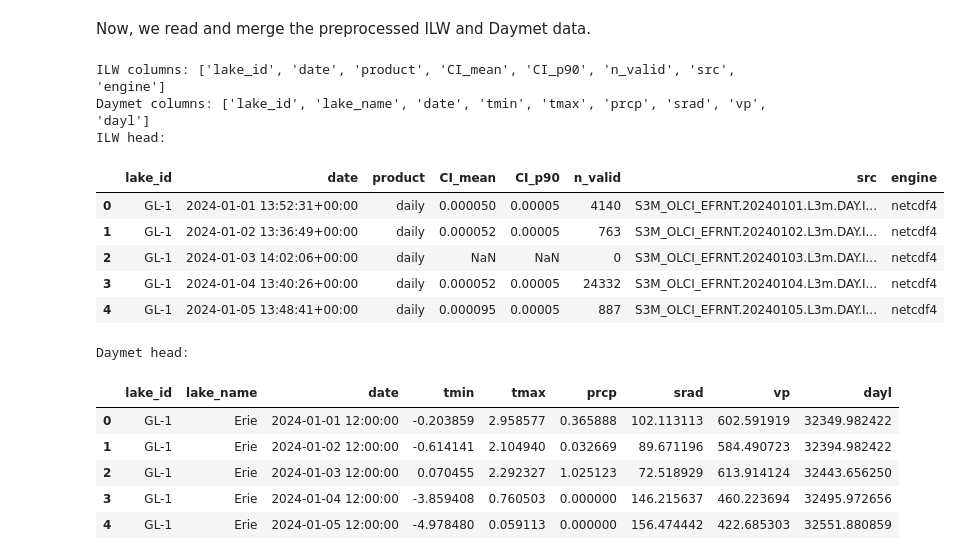
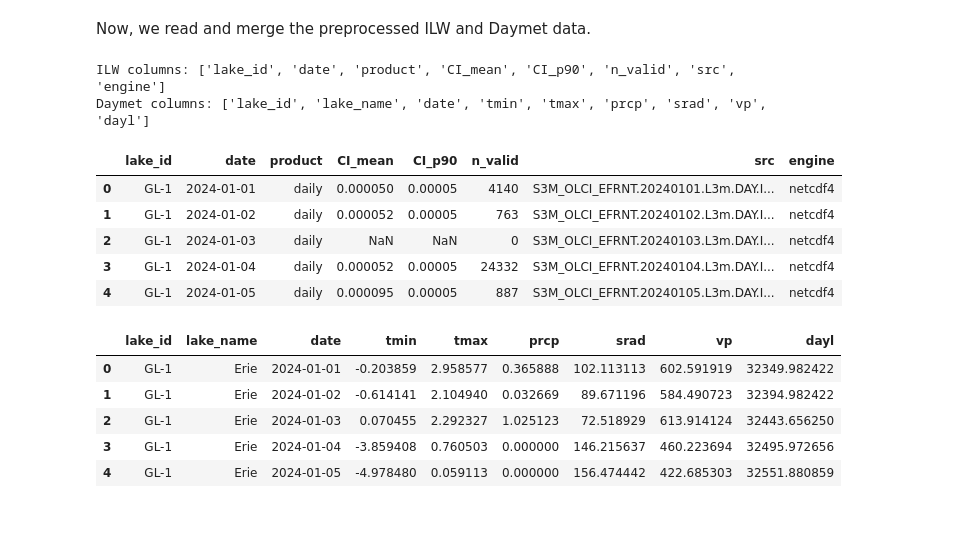
Before and after one commit to larry-ziyue-yin/HAB-forecasting, a Jupyter notebook: model_phase_2_cyanobacteria_forecasting.ipynb, the cells around one changed output. Saved outputs shown, nothing was run; the diff lists cells and outputs as text; code cells hidden in the pictures; blank space fills up the shorter version.

```diff
--- a/model_phase_2_cyanobacteria_forecasting.ipynb
+++ b/model_phase_2_cyanobacteria_forecasting.ipynb
@@ -43,35 +39,31 @@ print(P_DAYMET)
 # %% [markdown]
 Now, we read and merge the preprocessed ILW and Daymet data.
 # %%
-# 读取 ILW 和 Daymet
+# 读取
 df_ilw = pd.read_parquet(P_ILW)
 df_daymet = pd.read_parquet(P_DAYMET)
 
-# 确保日期是 datetime
-df_ilw["date"] = pd.to_datetime(df_ilw["date"])
-df_daymet["date"] = pd.to_datetime(df_daymet["date"])
+# 统一日期：去掉时区，只保留日期（当天 00:00）
+df_ilw["date"] = pd.to_datetime(df_ilw["date"]).dt.tz_localize(None).dt.normalize()
+df_daymet["date"] = pd.to_datetime(df_daymet["date"]).dt.tz_localize(None).dt.normalize()
 
 print("ILW columns:", df_ilw.columns.tolist())
 print("Daymet columns:", df_daymet.columns.tolist())
-print("ILW head:")
 display(df_ilw.head())
-print("Daymet head:")
 display(df_daymet.head())
 # %% [output]
 ILW columns: ['lake_id', 'date', 'product', 'CI_mean', 'CI_p90', 'n_valid', 'src', 'engine']
 Daymet columns: ['lake_id', 'lake_name', 'date', 'tmin', 'tmax', 'prcp', 'srad', 'vp', 'dayl']
-ILW head:
 |  | lake_id | date | product | CI_mean | CI_p90 | n_valid | src | engine |
-| 0 | GL-1 | 2024-01-01 13:52:31+00:00 | daily | 0.000050 | 0.00005 | 4140 | S3M_OLCI_EFRNT.20240101.L3m.DAY.I... | netcdf4 |
-| 1 | GL-1 | 2024-01-02 13:36:49+00:00 | daily | 0.000052 | 0.00005 | 763 | S3M_OLCI_EFRNT.20240102.L3m.DAY.I... | netcdf4 |
-| 2 | GL-1 | 2024-01-03 14:02:06+00:00 | daily | NaN | NaN | 0 | S3M_OLCI_EFRNT.20240103.L3m.DAY.I... | netcdf4 |
-| 3 | GL-1 | 2024-01-04 13:40:26+00:00 | daily | 0.000052 | 0.00005 | 24332 | S3M_OLCI_EFRNT.20240104.L3m.DAY.I... | netcdf4 |
-| 4 | GL-1 | 2024-01-05 13:48:41+00:00 | daily | 0.000095 | 0.00005 | 887 | S3M_OLCI_EFRNT.20240105.L3m.DAY.I... | netcdf4 |
+| 0 | GL-1 | 2024-01-01 | daily | 0.000050 | 0.00005 | 4140 | S3M_OLCI_EFRNT.20240101.L3m.DAY.I... | netcdf4 |
+| 1 | GL-1 | 2024-01-02 | daily | 0.000052 | 0.00005 | 763 | S3M_OLCI_EFRNT.20240102.L3m.DAY.I... | netcdf4 |
+| 2 | GL-1 | 2024-01-03 | daily | NaN | NaN | 0 | S3M_OLCI_EFRNT.20240103.L3m.DAY.I... | netcdf4 |
+| 3 | GL-1 | 2024-01-04 | daily | 0.000052 | 0.00005 | 24332 | S3M_OLCI_EFRNT.20240104.L3m.DAY.I... | netcdf4 |
+| 4 | GL-1 | 2024-01-05 | daily | 0.000095 | 0.00005 | 887 | S3M_OLCI_EFRNT.20240105.L3m.DAY.I... | netcdf4 |
-Daymet head:
 |  | lake_id | lake_name | date | tmin | tmax | prcp | srad | vp | dayl |
-| 0 | GL-1 | Erie | 2024-01-01 12:00:00 | -0.203859 | 2.958577 | 0.365888 | 102.113113 | 602.591919 | 32349.982422 |
-| 1 | GL-1 | Erie | 2024-01-02 12:00:00 | -0.614141 | 2.104940 | 0.032669 | 89.671196 | 584.490723 | 32394.982422 |
-| 2 | GL-1 | Erie | 2024-01-03 12:00:00 | 0.070455 | 2.292327 | 1.025123 | 72.518929 | 613.914124 | 32443.656250 |
-| 3 | GL-1 | Erie | 2024-01-04 12:00:00 | -3.859408 | 0.760503 | 0.000000 | 146.215637 | 460.223694 | 32495.972656 |
-| 4 | GL-1 | Erie | 2024-01-05 12:00:00 | -4.978480 | 0.059113 | 0.000000 | 156.474442 | 422.685303 | 32551.880859 |
+| 0 | GL-1 | Erie | 2024-01-01 | -0.203859 | 2.958577 | 0.365888 | 102.113113 | 602.591919 | 32349.982422 |
+| 1 | GL-1 | Erie | 2024-01-02 | -0.614141 | 2.104940 | 0.032669 | 89.671196 | 584.490723 | 32394.982422 |
+| 2 | GL-1 | Erie | 2024-01-03 | 0.070455 | 2.292327 | 1.025123 | 72.518929 | 613.914124 | 32443.656250 |
+| 3 | GL-1 | Erie | 2024-01-04 | -3.859408 | 0.760503 | 0.000000 | 146.215637 | 460.223694 | 32495.972656 |
+| 4 | GL-1 | Erie | 2024-01-05 | -4.978480 | 0.059113 | 0.000000 | 156.474442 | 422.685303 | 32551.880859 |
 # %%
```
Also changed, not shown: parts of 25 cells of this notebook, 1 other file.
